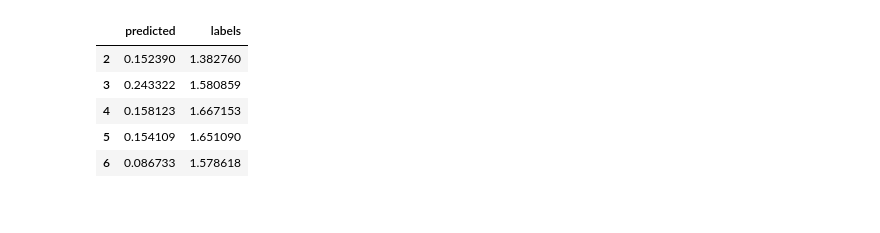
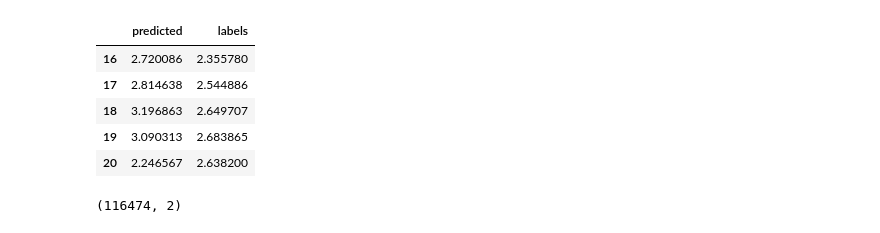
Before and after one commit to kundajelab/alzheimers_parkinsons, a Jupyter notebook: models/plot_predictions.ipynb, the cells around one changed output. Saved outputs shown, nothing was run; the diff lists cells and outputs as text; code cells hidden in the pictures.

```diff
--- a/models/plot_predictions.ipynb
+++ b/models/plot_predictions.ipynb
@@ -22,11 +25,12 @@ preds_df.head()
 # %%
-nonzero_preds_df=preds_df[preds_df['labels']>0]
+nonzero_preds_df=preds_df[preds_df['labels']>1]
+display(nonzero_preds_df.head())
+display(nonzero_preds_df.shape)
+# %% [output]
+|  | predicted | labels |
+| 16 | 2.720086 | 2.355780 |
+| 17 | 2.814638 | 2.544886 |
+| 18 | 3.196863 | 2.649707 |
+| 19 | 3.090313 | 2.683865 |
+| 20 | 2.246567 | 2.638200 |
+(116474, 2)
-# %%
-nonzero_preds_df.head()
-# %% [output]
-|  | predicted | labels |
-| 2 | 0.152390 | 1.382760 |
-| 3 | 0.243322 | 1.580859 |
-| 4 | 0.158123 | 1.667153 |
-| 5 | 0.154109 | 1.651090 |
-| 6 | 0.086733 | 1.578618 |
```
Also changed, not shown: parts of 10 cells of this notebook, 12 other files.
